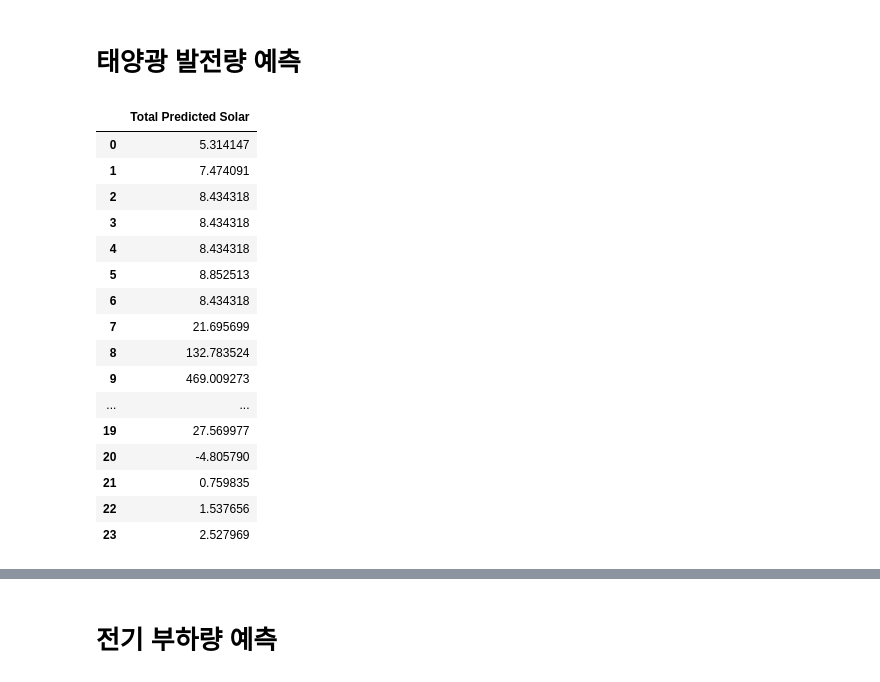
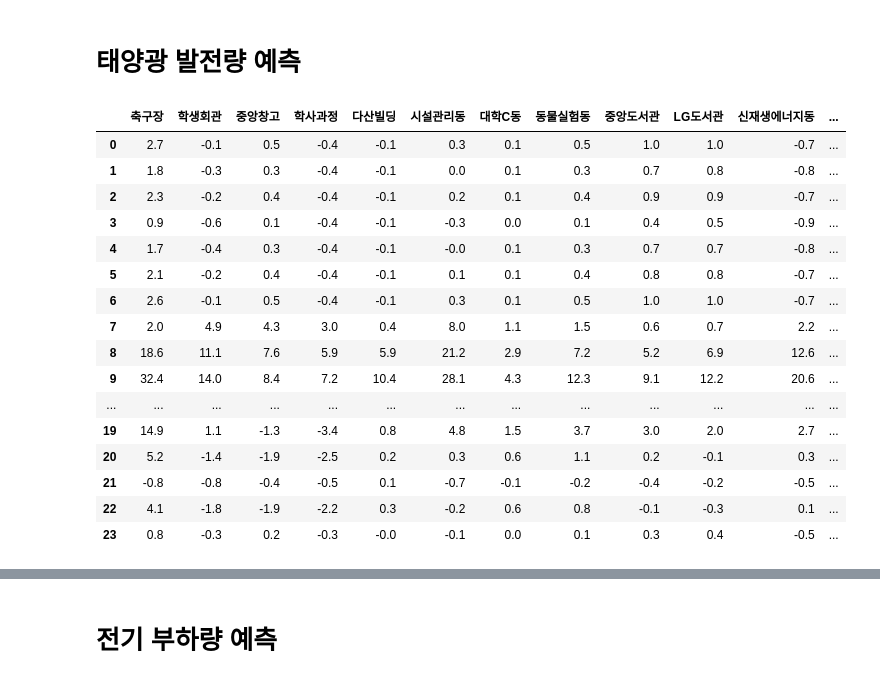
Before and after one commit to y00njaekim/GIST-Campus-EMS, a Jupyter notebook: gist_campus_ems.ipynb, the cells around one changed output, grey strips where cells are left out. Saved outputs shown, nothing was run; the diff lists cells and outputs as text; code cells hidden in the pictures.

```diff
--- a/gist_campus_ems.ipynb
+++ b/gist_campus_ems.ipynb
@@ -78,31 +78,28 @@ same_day_X_test
 # %%
 import pandas as pd
 # * 예측한 태양광 발전량 데이터
 
 res_solar = env_pred_model.predict(same_day_X_test) # 기상 데이터 -> 환경감시 데이터
 res_solar = solar_pred_model.predict(res_solar) # 환경감시 데이터 -> 태양광 발전량 데이터
 res_solar
-
-res_solar_sum = pd.DataFrame(res_solar.sum(axis=1), columns=['Total Predicted Solar'])
-res_solar_sum
 # %% [output]
-|  | Total Predicted Solar |
-| 0 | 5.314147 |
-| 1 | 7.474091 |
-| 2 | 8.434318 |
-| 3 | 8.434318 |
-| 4 | 8.434318 |
-| 5 | 8.852513 |
-| 6 | 8.434318 |
-| 7 | 21.695699 |
-| 8 | 132.783524 |
-| 9 | 469.009273 |
-| ... | ... |
-| 19 | 27.569977 |
-| 20 | -4.805790 |
-| 21 | 0.759835 |
-| 22 | 1.537656 |
-| 23 | 2.527969 |
+|  | 축구장 | 학생회관 | 중앙창고 | 학사과정 | 다산빌딩 | 시설관리동 | 대학C동 | 동물실험동 | 중앙도서관 | LG도서관 | 신재생에너지동 | ... |
+| 0 | 2.7 | -0.1 | 0.5 | -0.4 | -0.1 | 0.3 | 0.1 | 0.5 | 1.0 | 1.0 | -0.7 | ... |
+| 1 | 1.8 | -0.3 | 0.3 | -0.4 | -0.1 | 0.0 | 0.1 | 0.3 | 0.7 | 0.8 | -0.8 | ... |
+| 2 | 2.3 | -0.2 | 0.4 | -0.4 | -0.1 | 0.2 | 0.1 | 0.4 | 0.9 | 0.9 | -0.7 | ... |
+| 3 | 0.9 | -0.6 | 0.1 | -0.4 | -0.1 | -0.3 | 0.0 | 0.1 | 0.4 | 0.5 | -0.9 | ... |
+| 4 | 1.7 | -0.4 | 0.3 | -0.4 | -0.1 | -0.0 | 0.1 | 0.3 | 0.7 | 0.7 | -0.8 | ... |
+| 5 | 2.1 | -0.2 | 0.4 | -0.4 | -0.1 | 0.1 | 0.1 | 0.4 | 0.8 | 0.8 | -0.7 | ... |
+| 6 | 2.6 | -0.1 | 0.5 | -0.4 | -0.1 | 0.3 | 0.1 | 0.5 | 1.0 | 1.0 | -0.7 | ... |
+| 7 | 2.0 | 4.9 | 4.3 | 3.0 | 0.4 | 8.0 | 1.1 | 1.5 | 0.6 | 0.7 | 2.2 | ... |
+| 8 | 18.6 | 11.1 | 7.6 | 5.9 | 5.9 | 21.2 | 2.9 | 7.2 | 5.2 | 6.9 | 12.6 | ... |
+| 9 | 32.4 | 14.0 | 8.4 | 7.2 | 10.4 | 28.1 | 4.3 | 12.3 | 9.1 | 12.2 | 20.6 | ... |
+| ... | ... | ... | ... | ... | ... | ... | ... | ... | ... | ... | ... | ... |
+| 19 | 14.9 | 1.1 | -1.3 | -3.4 | 0.8 | 4.8 | 1.5 | 3.7 | 3.0 | 2.0 | 2.7 | ... |
+| 20 | 5.2 | -1.4 | -1.9 | -2.5 | 0.2 | 0.3 | 0.6 | 1.1 | 0.2 | -0.1 | 0.3 | ... |
+| 21 | -0.8 | -0.8 | -0.4 | -0.5 | 0.1 | -0.7 | -0.1 | -0.2 | -0.4 | -0.2 | -0.5 | ... |
+| 22 | 4.1 | -1.8 | -1.9 | -2.2 | 0.3 | -0.2 | 0.6 | 0.8 | -0.1 | -0.3 | 0.1 | ... |
+| 23 | 0.8 | -0.3 | 0.2 | -0.3 | -0.0 | -0.1 | 0.0 | 0.1 | 0.3 | 0.4 | -0.5 | ... |
 # %%
 # * 실제 태양광 발전량
 
```
Also changed, not shown: parts of 11 cells of this notebook, 4 other files.
